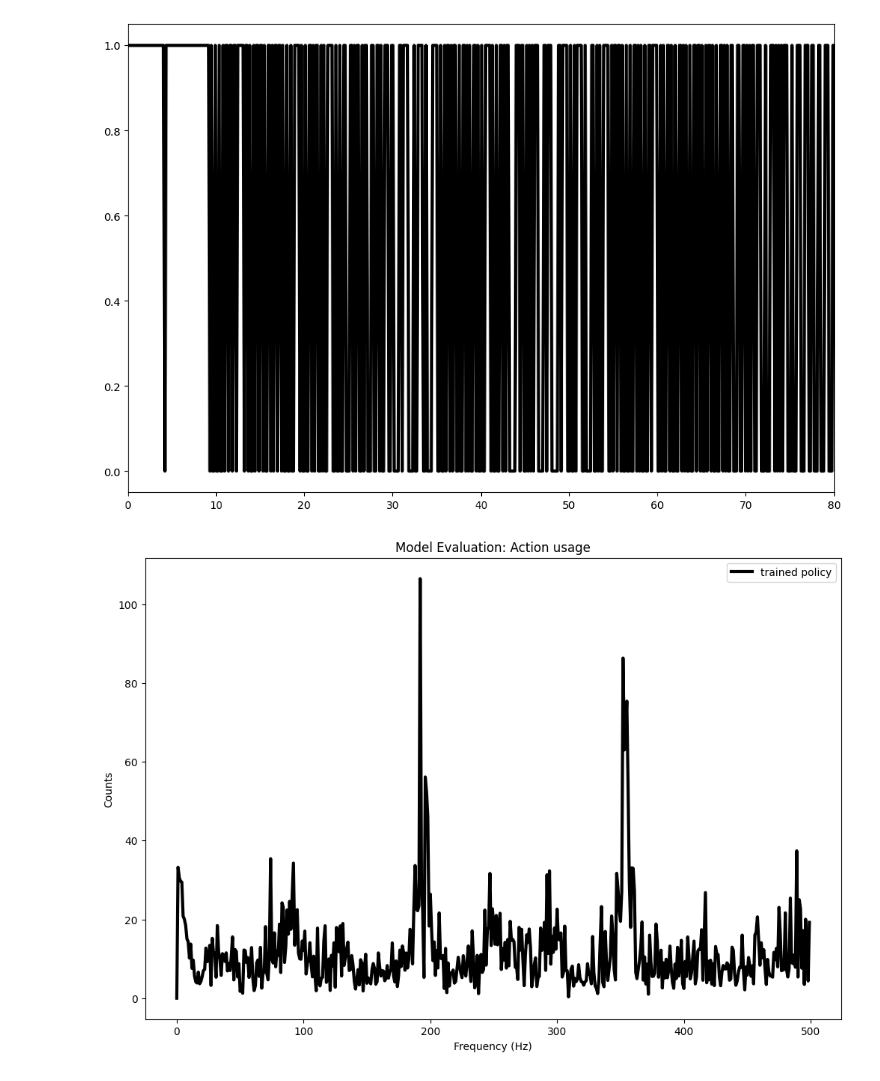
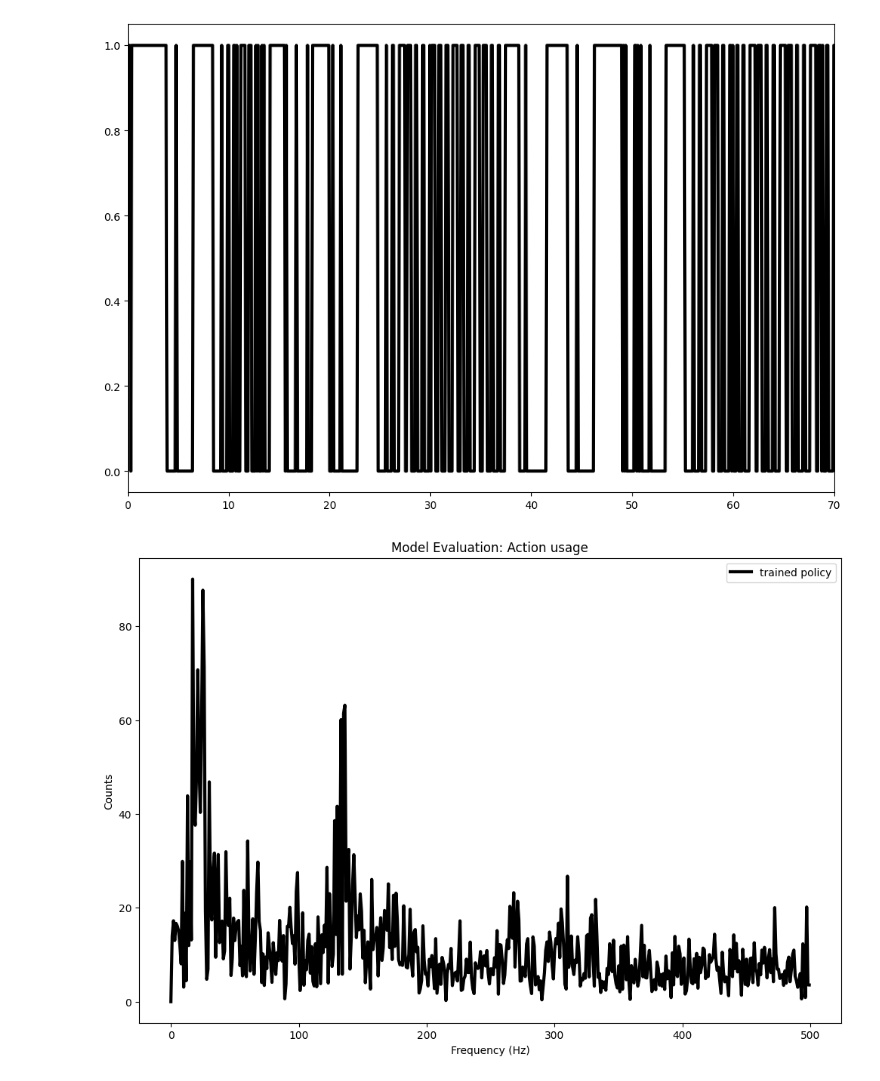
Before and after one commit to JacobHA/RL4Dosing, a Jupyter notebook: rl_eval.ipynb, the cells around one changed output. Drawn from its saved outputs; the diff is of its cells as text; code cells hidden in the pictures.

```diff
--- a/rl_eval.ipynb
+++ b/rl_eval.ipynb
@@ -91,6 +91,6 @@ def plot_observations(avg_observations, all_observations, unif_obs=None, all_uni
     plt.show()
 # %%
 # Example usage:
-eval_env = CellEnv()
-avg_obs, all_obs = evaluate_model(eval_env, 10, model)
-unif_obs, unif_all_obs = evaluate_model(eval_env, 10)
+eval_env = CellEnv(max_timesteps=1000)
+avg_obs, all_obs = evaluate_model(eval_env, 3, model)
+unif_obs, unif_all_obs = evaluate_model(eval_env, 2)
@@ -110,6 +101,6 @@ ValueError: setting an array element with a sequence. The requested array has an
 # %%
 
-def get_actions(model, env_class, max_steps, num_episodes=1):
+def get_actions(model, eval_env, num_episodes=1):
     """
     Evaluate the model over several episodes and plot the results.
 
@@ -127,7 +118,6 @@ def get_actions(model, env_class, max_steps, num_episodes=1):
 
 
     for _ in range(num_episodes):
-        eval_env = TimeLimit(env_class(), max_steps)
         done = False
         obs, _ = eval_env.reset()
         episode_actions = []
@@ -169,11 +159,11 @@ def plot_actions(avg_actions):
     """
     plt.figure(figsize=(12, 8))
     max_steps = len(avg_actions)
-    x_axis = np.linspace(0, 0.15*max_steps, max_steps)
+    x_axis = np.linspace(0, 0.1*max_steps, max_steps)
 
     # Plot average observations
     plt.plot(x_axis, avg_actions, label='trained policy', linewidth=3, color='black')
-    plt.xlim(0,80)
+    plt.xlim(0,70)
     # do a sliding window average
     # window_size = 20
     # avg_actions_smooth = np.convolve(avg_actions, np.ones(window_size)/window_size, mode='valid')
@@ -198,13 +188,14 @@ def plot_actions(avg_actions):
     plt.legend()
     # plt.yscale('log')
     plt.show()
+# %%
+avg_actions = get_actions(model, eval_env, 1)
 # %%
 # view actions:
-avg_actions = get_actions(model, CellEnv, 1000, 1)
 plot_actions(avg_actions)
 # %% [output]
-[figure, old version]
+[figure, new version]
-[figure, old version]
+[figure, new version]
 # %%
 # bin the actions and plot average frequency in each bin over time:
 avg_actions = np.array(avg_actions)
```
Also changed, not shown: parts of 5 cells of this notebook, 12 other files.
